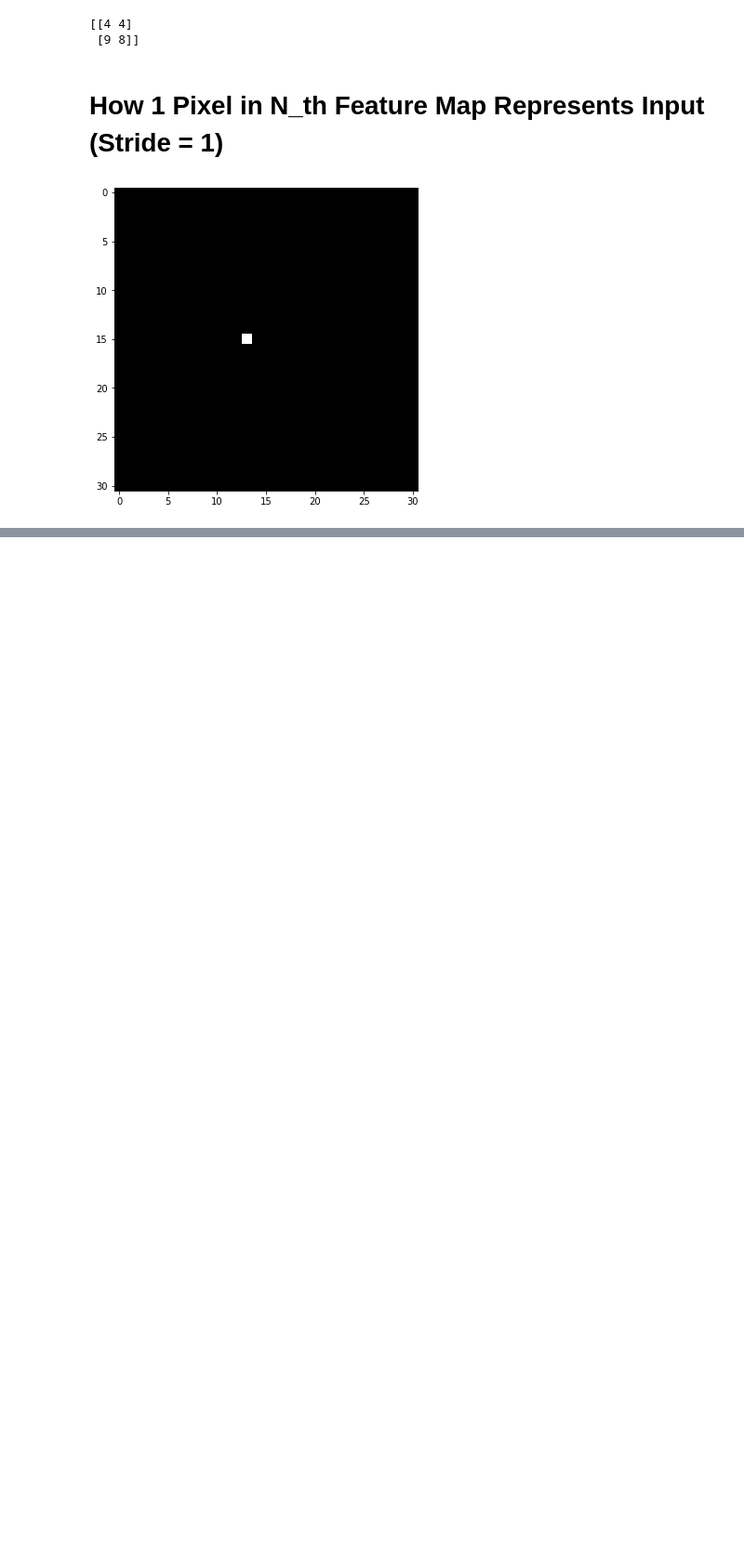
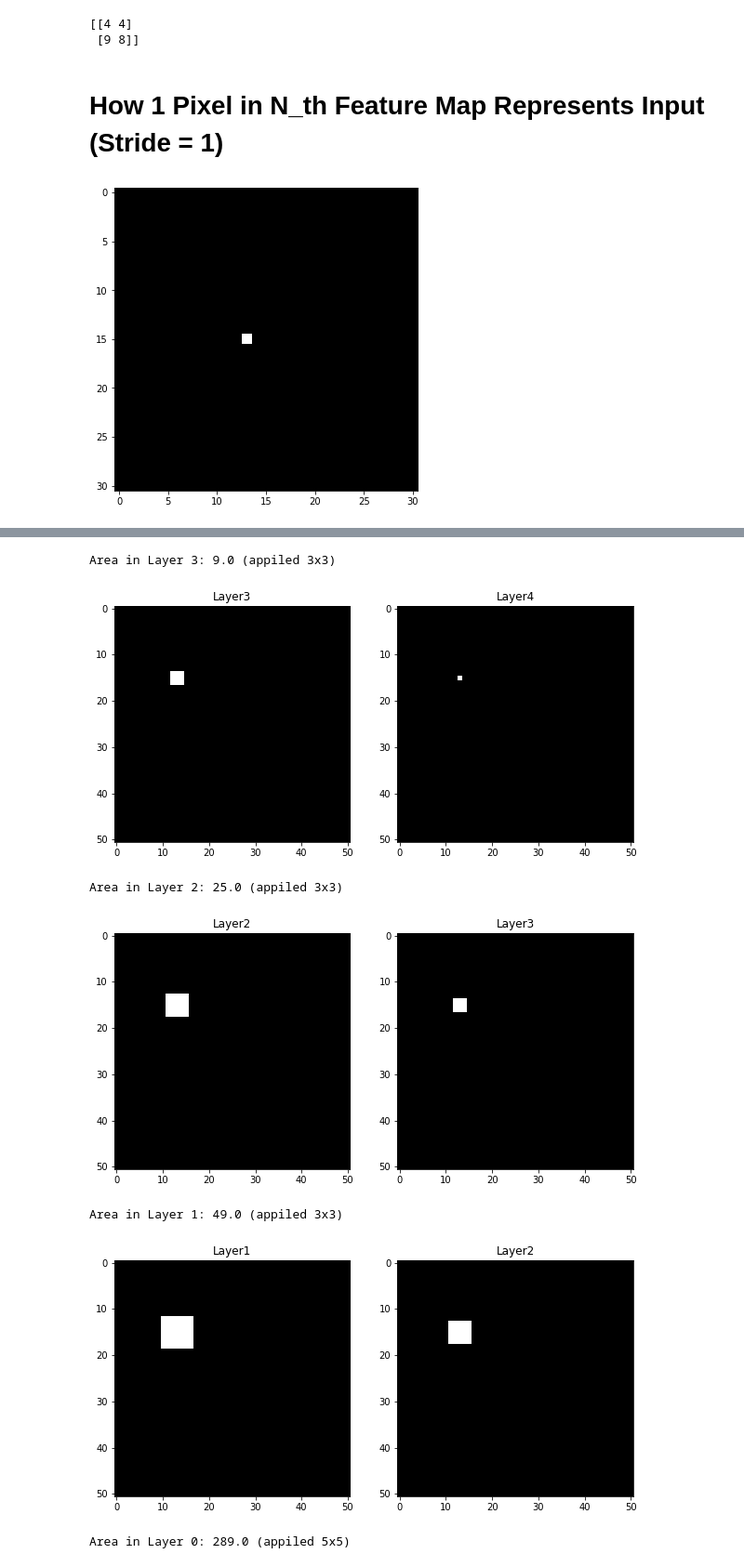
Before and after one commit to tranleanh/cnn-analysis, a Jupyter notebook: feature_pixel_to_input.ipynb, the cells around one changed output, grey strips where cells are left out. Shown at 93% size. Drawn from its saved outputs; the diff is of its cells as text; code cells hidden in the pictures; blank space fills up the shorter version.

```diff
--- a/feature_pixel_to_input.ipynb
+++ b/feature_pixel_to_input.ipynb
@@ -147,0 +249,44 @@ Area in Layer 0: 121.0
+# %%
+black_img = np.zeros((51, 51))
+dummy = black_img.copy()
+dummy[15, 13] = 1
+
+# 1st Layer -> n-th Layer
+network = [5, 3, 3, 3]
+strides = [2, 1, 1, 1]
+# %%
+layers = network[::-1]
+strid_ = strides[::-1]
+
+fea_map = dummy.copy()
+temp = fea_map
+
+for i in range(len(layers)):
+    current_feature = temp
+    represented = black_img.copy()
+
+    stride = strid_[i]
+
+    if stride == 1: center_points = get_center_list(temp)
+    else:
+        center_lists = get_center_list(temp)
+        center_points = center_with_stride(center_lists, stride=stride)
+
+    for center_point in center_points:
+        represented = fixel_to_filter(represented, center_point, filter_size = layers[i])
+
+    temp = represented
+
+    print(f"Area in Layer {len(layers)-i-1}:", np.sum(represented), f"(appiled {layers[i]}x{layers[i]})")
+    plt.figure(figsize = (10, 6))
+    plt.subplot(121), plt.imshow(represented, cmap="gray"), plt.title(f"Layer{len(layers)-i-1}")
+    plt.subplot(122), plt.imshow(current_feature, cmap = "gray"), plt.title(f"Layer{len(layers)-i}")
+    plt.show()
+# %% [output]
+Area in Layer 3: 9.0 (appiled 3x3)
+[figure, added]
+Area in Layer 2: 25.0 (appiled 3x3)
+[figure, added]
+Area in Layer 1: 49.0 (appiled 3x3)
+[figure, added]
+Area in Layer 0: 289.0 (appiled 5x5)
```
Also changed, not shown: parts of 14 cells of this notebook.
